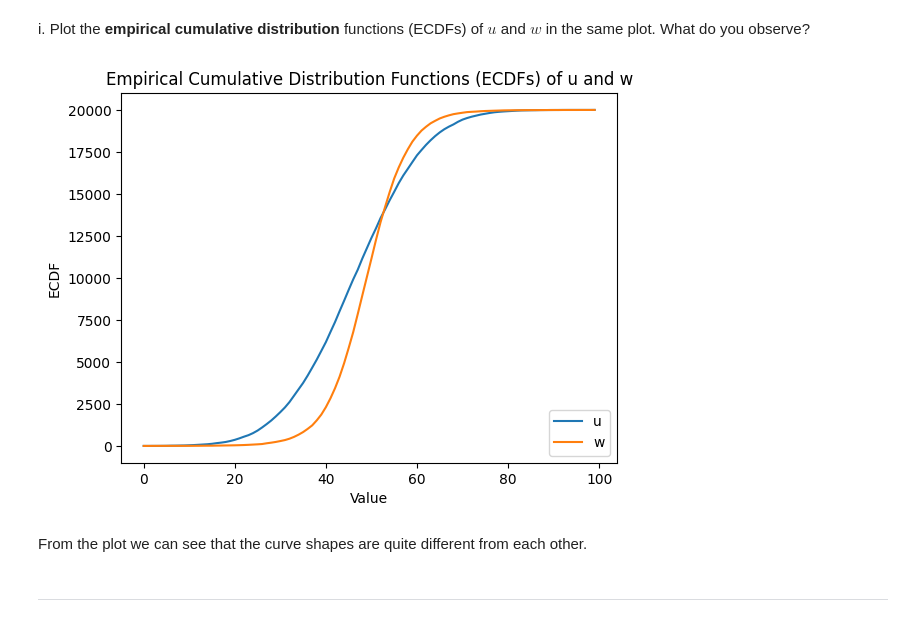
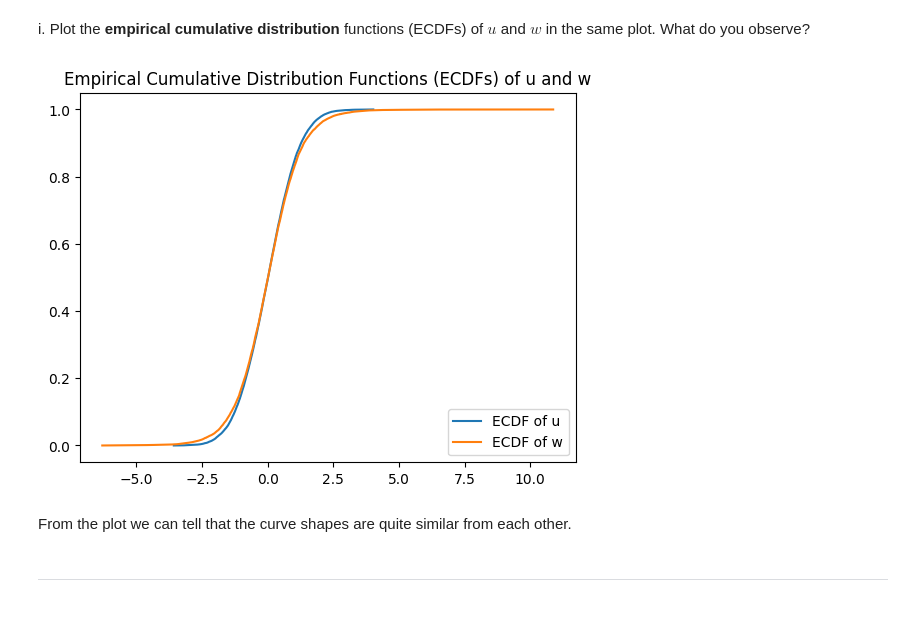
Before and after one commit to Cathyyyyy123/math189-sp24, a Jupyter notebook: hw-1.ipynb, the cells around one changed output. Drawn from its saved outputs; the diff is of its cells as text; code cells hidden in the pictures.

```diff
--- a/hw-1.ipynb
+++ b/hw-1.ipynb
@@ -247,17 +247,20 @@ The histogram of $w$ is supposed to approximate the PDF of a standard normal dis
 i. Plot the **empirical cumulative distribution** functions (ECDFs) of $u$ and $w$ in the same plot. What do you observe?
 # %%
 import scipy.stats as stats
-plt.plot(stats.cumfreq(u, numbins=100)[0],label = 'u')
-plt.plot(stats.cumfreq(w, numbins=100)[0], label = 'w')
+u_sorted = np.sort(u)
+u_final = np.arange(1, len(u) + 1) / len(u)
+w_sorted = np.sort(w)
+w_final = np.arange(1, len(w) + 1) / len(w)
+plt.plot(u_sorted, u_final, label='ECDF of u')
+plt.plot(w_sorted, w_final, label='ECDF of w')
+
 plt.title('Empirical Cumulative Distribution Functions (ECDFs) of u and w')
-plt.xlabel('Value')
-plt.ylabel('ECDF')
 plt.legend(loc='lower right')
 plt.show()
 # %% [output]
-[figure, old version]
+[figure, new version]
 # %% [markdown]
-From the plot we can see that the curve shapes are quite different from each other.
+From the plot we can tell that the curve shapes are quite similar from each other.
 # %% [markdown]
 ---
 # %% [markdown]
```
Also changed, not shown: parts of 7 cells of this notebook.
